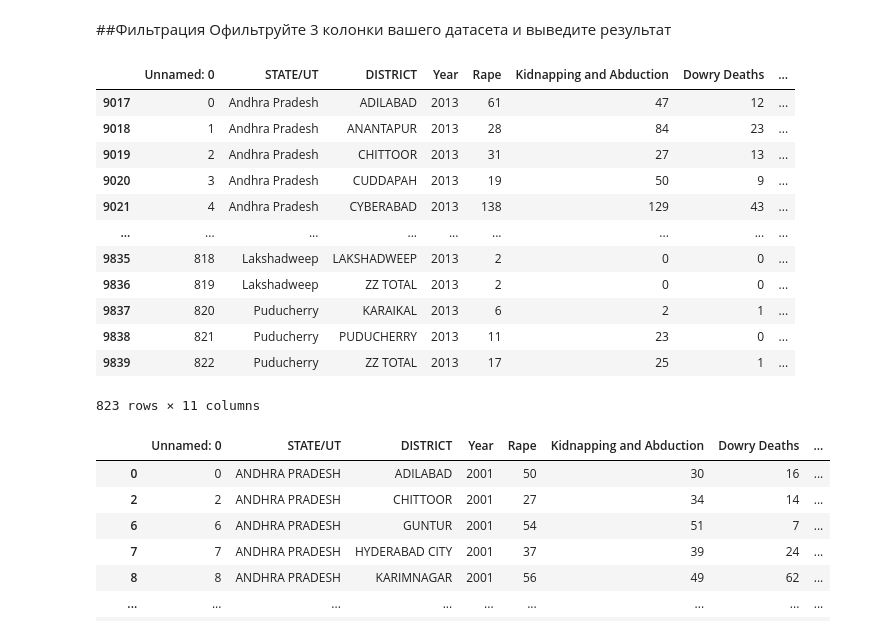
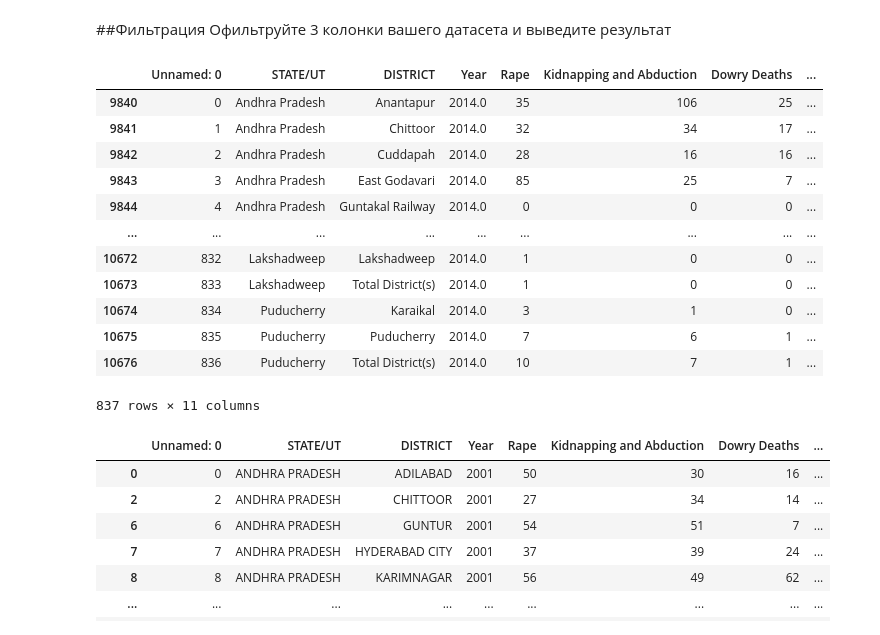
Before and after one commit to SADDLOVE/lab, a Jupyter notebook: lab1/Задание_1.ipynb, the cells around one changed output. Saved outputs shown, nothing was run; the diff lists cells and outputs as text; code cells hidden in the pictures.

```diff
--- a/lab1/Задание_1.ipynb
+++ b/lab1/Задание_1.ipynb
@@ -142,7 +142,7 @@ dtype: int64
 ##Типизация
 Присвойте соответствующим колонкам один из типов (category, float, int)
 # %%
-df.Year = df.Year.astype("category")
+df.Year = df.Year.astype("float")
 df.DISTRICT = df.DISTRICT.astype("category")
 df.Rape= df.Rape.astype("int")
 
@@ -166,21 +166,21 @@ dtype: object
 ##Фильтрация
 Офильтруйте 3 колонки вашего датасета и выведите результат
 # %%
-df[df["Year"] == 2013]
+df[df["Year"] > 2013]
 # %% [output]
 |  | Unnamed: 0 | STATE/UT | DISTRICT | Year | Rape | Kidnapping and Abduction | Dowry Deaths | ... |
-| 9017 | 0 | Andhra Pradesh | ADILABAD | 2013 | 61 | 47 | 12 | ... |
-| 9018 | 1 | Andhra Pradesh | ANANTAPUR | 2013 | 28 | 84 | 23 | ... |
-| 9019 | 2 | Andhra Pradesh | CHITTOOR | 2013 | 31 | 27 | 13 | ... |
-| 9020 | 3 | Andhra Pradesh | CUDDAPAH | 2013 | 19 | 50 | 9 | ... |
-| 9021 | 4 | Andhra Pradesh | CYBERABAD | 2013 | 138 | 129 | 43 | ... |
+| 9840 | 0 | Andhra Pradesh | Anantapur | 2014.0 | 35 | 106 | 25 | ... |
+| 9841 | 1 | Andhra Pradesh | Chittoor | 2014.0 | 32 | 34 | 17 | ... |
+| 9842 | 2 | Andhra Pradesh | Cuddapah | 2014.0 | 28 | 16 | 16 | ... |
+| 9843 | 3 | Andhra Pradesh | East Godavari | 2014.0 | 85 | 25 | 7 | ... |
+| 9844 | 4 | Andhra Pradesh | Guntakal Railway | 2014.0 | 0 | 0 | 0 | ... |
 | ... | ... | ... | ... | ... | ... | ... | ... | ... |
-| 9835 | 818 | Lakshadweep | LAKSHADWEEP | 2013 | 2 | 0 | 0 | ... |
-| 9836 | 819 | Lakshadweep | ZZ TOTAL | 2013 | 2 | 0 | 0 | ... |
-| 9837 | 820 | Puducherry | KARAIKAL | 2013 | 6 | 2 | 1 | ... |
-| 9838 | 821 | Puducherry | PUDUCHERRY | 2013 | 11 | 23 | 0 | ... |
-| 9839 | 822 | Puducherry | ZZ TOTAL | 2013 | 17 | 25 | 1 | ... |
+| 10672 | 832 | Lakshadweep | Lakshadweep | 2014.0 | 1 | 0 | 0 | ... |
+| 10673 | 833 | Lakshadweep | Total District(s) | 2014.0 | 1 | 0 | 0 | ... |
+| 10674 | 834 | Puducherry | Karaikal | 2014.0 | 3 | 1 | 0 | ... |
+| 10675 | 835 | Puducherry | Puducherry | 2014.0 | 7 | 6 | 1 | ... |
+| 10676 | 836 | Puducherry | Total District(s) | 2014.0 | 10 | 7 | 1 | ... |
-823 rows × 11 columns
+837 rows × 11 columns
 # %%
 df[df["Rape"] > 23]
 # %% [output]
```
Also changed, not shown: parts of 3 cells of this notebook.
